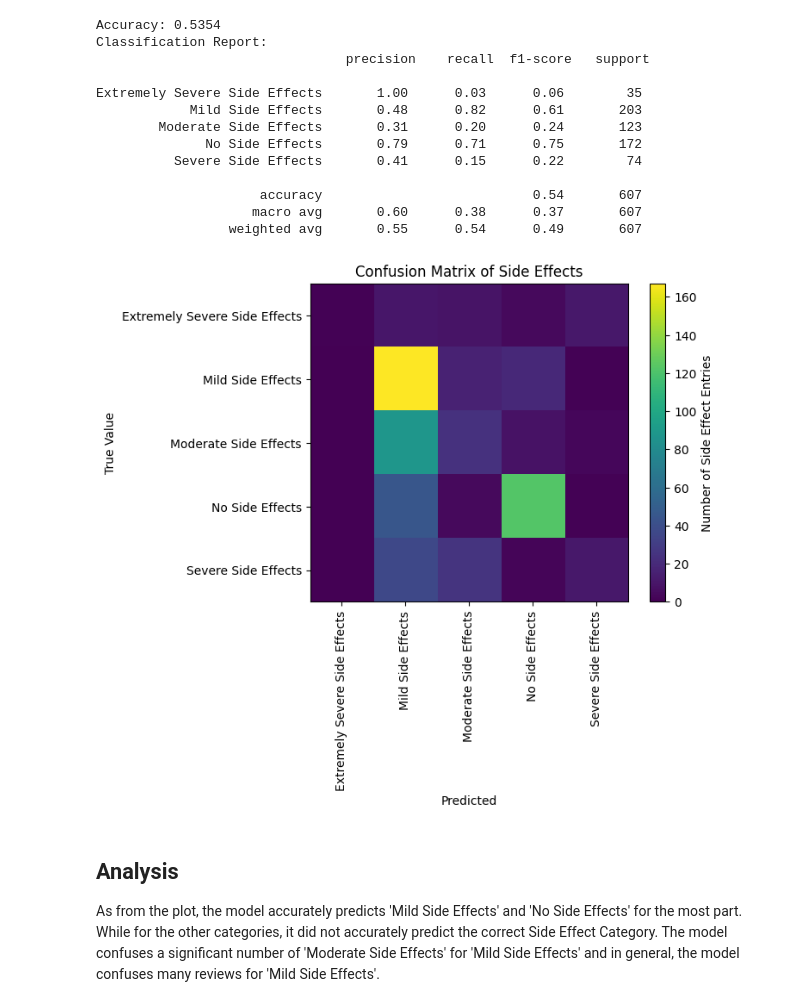
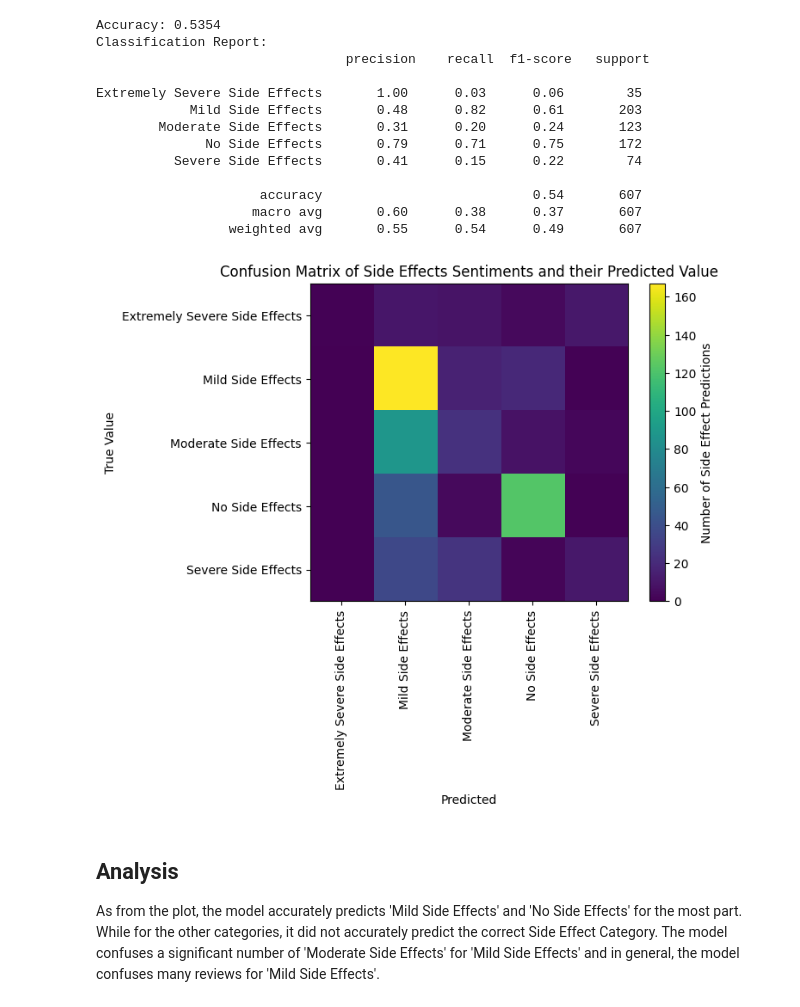
Before and after one commit to Raindeeru/SentimentAnalysis, a Jupyter notebook: Part3.ipynb, the cells around one changed output. Drawn from its saved outputs; the diff is of its cells as text; code cells hidden in the pictures.

```diff
--- a/Part3.ipynb
+++ b/Part3.ipynb
@@ -115,11 +120,14 @@ clean_drugs #view dataset
 | 3106 | 2748 | micardis | 4 | Moderately Effective | Moderate Side Effects | high blood pressure | The drug Micardis did seem to all... | ... |
 3032 rows × 9 columns
 # %%
-def lemmatizedrugs(x): #function for lemmatization
-    x = " ".join([Word(word).lemmatize() for word in x.split()]) #lemmatizes or replaces variations of words with its base word
-    return x #return lemmatized string
+def lemmatizedrugs(x): #this is a function for lemmatization
+    return " ".join([Word(word).lemmatize() for word in x.split()])
+#this funtion lemmatizes or replaces variations of words with its base word
+#It splits into individual words, lemmatizes them and joins it as a new string
 
-clean_drugs['sideEffectsReview'] = clean_drugs['sideEffectsReview'].apply(lemmatizedrugs) #lemmatizes the column
+clean_drugs['sideEffectsReview'] = clean_drugs['sideEffectsReview'].apply(lemmatizedrugs)
+# this is used to lemmatizes the column.
+#Lemmatization convers some words into their base words.
 # %% [output]
 A value is trying to be set on a copy of a slice from a DataFrame.
 Try using .loc[row_indexer,col_indexer] = value instead
@@ -217,21 +212,38 @@ Extremely Severe Side Effects       1.00      0.03      0.06        35
                     macro avg       0.60      0.38      0.37       607
                  weighted avg       0.55      0.54      0.49       607
 # %%
-labels =  sorted(list(set(y_test)))
-cm = confusion_matrix(y_test,y_pred)
-tick_marks = np.arange(len(labels))
-plt.xticks(tick_marks, labels, rotation=90)
-plt.yticks(tick_marks, labels)
-plt.title('Confusion Matrix of Side Effects')
-plt.ylabel('True Value')
-plt.xlabel('Predicted')
+labels =  sorted(list(set(y_test))) #here we start making the confusion matrix by creating a list or sorted labels.
+#first we take the list of y_test values and we get the unique values by removing duplicates using set, then we make it
+#into a list again and sort the labels.
+cm = confusion_matrix(y_test,y_pred) #we use the confusion matrix function from sklearn to create a multidimensional array representation
+#of the confusion matrix. We are essentially comparing what the machine predicted vs what it actually is with every possible combination
+#of pairs of categories.
+tick_marks = np.arange(len(labels)) #here we use numpy to create the tick marks for the graph we will create.
+#the np.arrange functions creates an array of tick marks based on the length of the labels list, making them
+#evenly spaced.
+plt.xticks(tick_marks, labels, rotation=90) # we finally start making the graph by first labelling the tickmarks
+#on the x axis. We then rotate it to be more readable as our category names are long.
+plt.yticks(tick_marks, labels) #we then do the same for the y axis.
+#you can see the tickmarks are the same on the x and y, as we want to create a square matching
+#each and every combination
+plt.title('Confusion Matrix of Side Effects Sentiments and their Predicted Value')#We then add a title to graph.
+#Here we use the standard format of Y vs. X in naming graphs.
+plt.ylabel('True Value') #Here we add a label to the y axis,
+#this represents what the dataset's actual sentiment is for the particular side effect.
+plt.xlabel('Predicted') #Here we add a label to the x axis.
+#this represents what the model we trained predicted that particular side effect sentiment is.
 
-graph = plt.imshow(cm)
-bar=plt.colorbar(graph)
-bar.set_label('Number of Side Effect Entries')
-plt.show()
+graph = plt.imshow(cm) #here we store the confusion matrix into a colored image.
+#this image is filled with the entire range of colors within the graph
+bar=plt.colorbar(graph) # Here we create a colorbar from that image.
+#The color bar is a visual representation of the range values of the graph using color
+bar.set_label('Number of Side Effect Predictions') # Here we set the label of what the color bar represents
+#In this particular graph it represents the number of predictions the model made for that particular true
+#value of the side effect
+plt.show() # We then finally show the graph here.
+#It consolidates all the things we've added into a singular graph shown on screen
 # %% [output]
-[figure, old version]
+[figure, new version]
 # %% [markdown]
 ## Analysis
 As from the plot, the model accurately predicts 'Mild Side Effects' and 'No Side Effects' for the most part. While for the other categories, it did not accurately predict the correct Side Effect Category. The model confuses a significant number of 'Moderate Side Effects' for 'Mild Side Effects' and in general, the model confuses many reviews for 'Mild Side Effects'.
```
Also changed, not shown: parts of 7 cells of this notebook, 4 other files.
